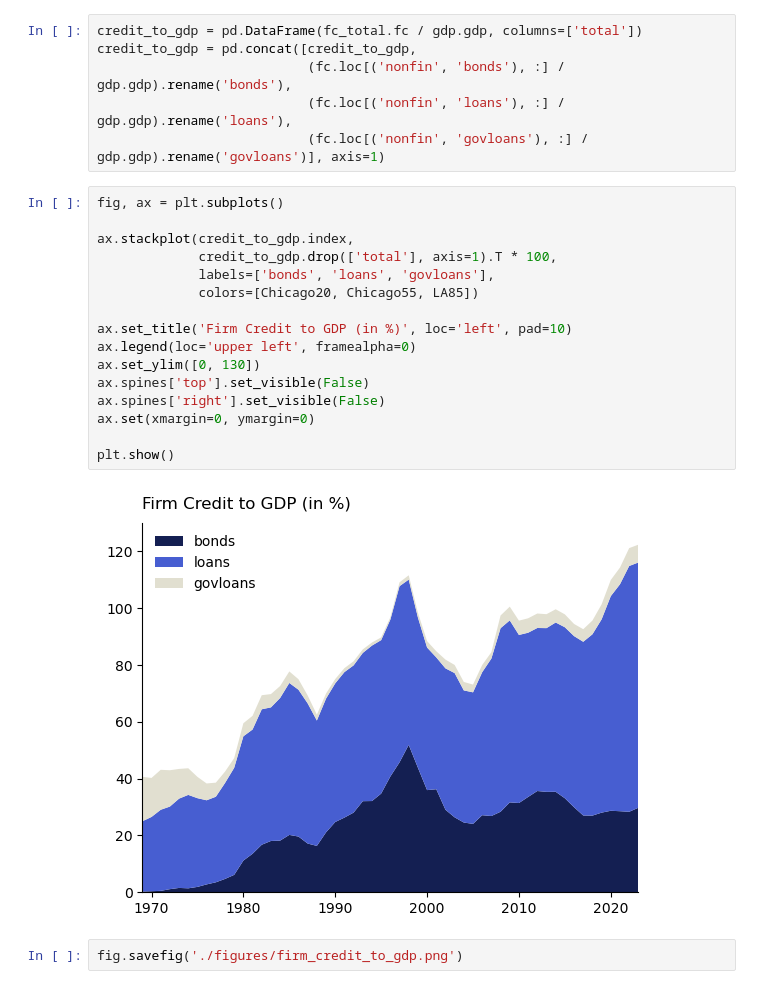
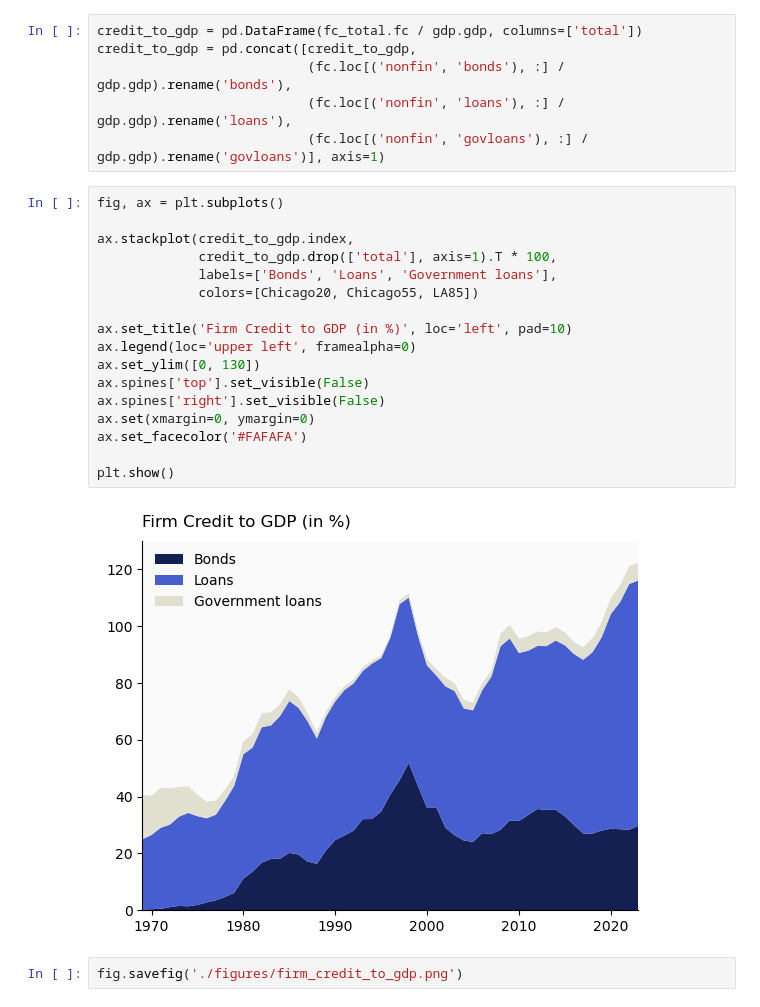
Before and after one commit to zogvc/credit-misallocation-and-business-cycle, a Jupyter notebook: figures.ipynb, the cells around one changed output. Saved outputs shown, nothing was run; the diff lists cells and outputs as text.

Commit message:
Figure updates

```diff
--- a/figures.ipynb
+++ b/figures.ipynb
@@ -39,21 +41,22 @@ credit_to_gdp = pd.concat([credit_to_gdp,
 # %%
 fig, ax = plt.subplots()
 
 ax.stackplot(credit_to_gdp.index,
              credit_to_gdp.drop(['total'], axis=1).T * 100,
-             labels=['bonds', 'loans', 'govloans'],
+             labels=['Bonds', 'Loans', 'Government loans'],
              colors=[Chicago20, Chicago55, LA85])
 
 ax.set_title('Firm Credit to GDP (in %)', loc='left', pad=10)
 ax.legend(loc='upper left', framealpha=0)
 ax.set_ylim([0, 130])
 ax.spines['top'].set_visible(False)
 ax.spines['right'].set_visible(False)
 ax.set(xmargin=0, ymargin=0)
+ax.set_facecolor('#FAFAFA')
 
 plt.show()
 # %% [output]
-[figure, old version]
+[figure, new version]
 # %%
 fig.savefig('./figures/firm_credit_to_gdp.png')
 # %% [markdown]
```
Also changed, not shown: parts of 11 cells of this notebook, 1 other file.
